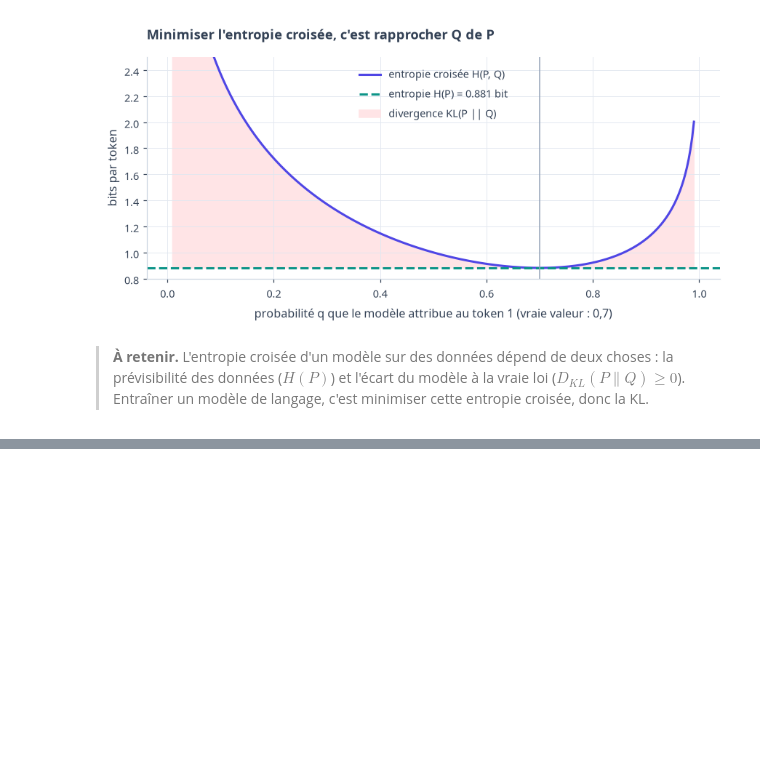
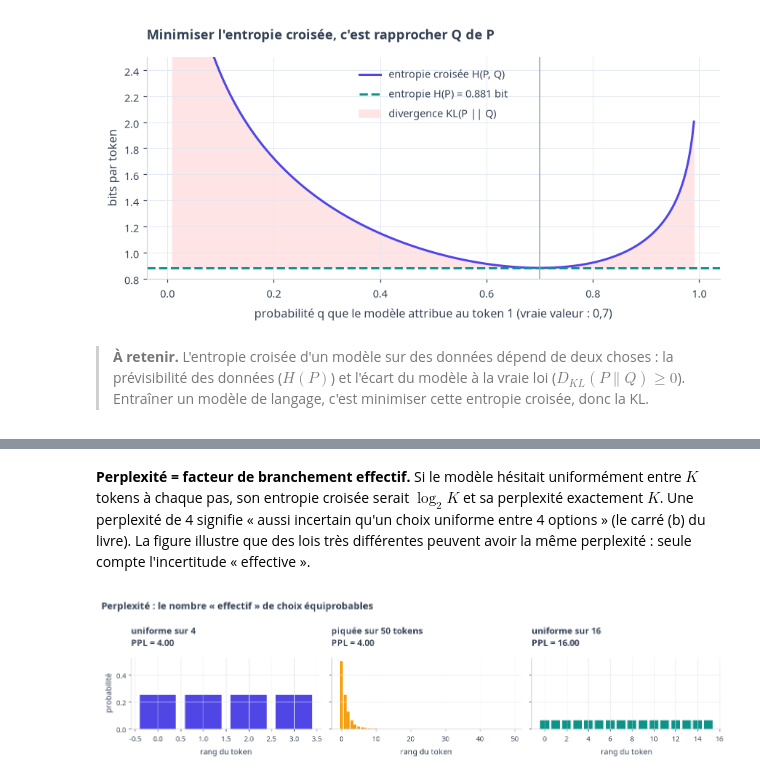
Before and after one commit to gwils28/AI_Engineering__ByTheBook, a Jupyter notebook: notebooks/ch03_methodologie_evaluation/ch03_cours_1_metriques_langage.ipynb, the cells around one changed output, grey strips where cells are left out. Saved outputs shown, nothing was run; the diff lists cells and outputs as text; code cells hidden in the pictures; blank space fills up the shorter version.

```diff
--- a/notebooks/ch03_methodologie_evaluation/ch03_cours_1_metriques_langage.ipynb
+++ b/notebooks/ch03_methodologie_evaluation/ch03_cours_1_metriques_langage.ipynb
@@ -277,0 +334,28 @@ plt.tight_layout(); plt.show()
+# %% [markdown]
+**Perplexité = facteur de branchement effectif.** Si le modèle hésitait uniformément
+entre $K$ tokens à chaque pas, son entropie croisée serait $\log_2 K$ et sa perplexité
+exactement $K$. Une perplexité de 4 signifie « aussi incertain qu'un choix uniforme entre
+4 options » (le carré (b) du livre). La figure illustre que des lois très différentes
+peuvent avoir la même perplexité : seule compte l'incertitude « effective ».
+# %%
+lois = {"uniforme sur 4": np.full(4, 0.25), "piquée sur 50 tokens": None, "uniforme sur 16": np.full(16, 1 / 16)}
+# loi à 50 tokens dont la perplexité vaut 4 : on cherche la température qui donne H = 2 bits
+z = -np.arange(50, dtype=float)
+lo, hi = 0.01, 50.0
+for _ in range(60):  # dichotomie sur la température (l'entropie croît avec T)
+    T = (lo + hi) / 2
+    if ev.entropy(llm.softmax(z, T)) > 2:
+        hi = T
+    else:
+        lo = T
+lois["piquée sur 50 tokens"] = llm.softmax(z, T)
+fig, axes = plt.subplots(1, 3, figsize=(12, 3.2), sharey=True)
+for ax, (nom, p), c in zip(axes, lois.items(), [INDIGO, AMBER, TEAL]):
+    ax.bar(np.arange(len(p)), p, color=c)
+    ax.set_title(f"{nom}\nPPL = {2 ** ev.entropy(p):.2f}")
+    ax.set_xlabel("rang du token")
+axes[0].set_ylabel("probabilité")
+finish(fig, "Perplexité : le nombre « effectif » de choix équiprobables")
+plt.show()
+# %% [output]
+[figure, added]
```
Also changed, not shown: parts of 33 cells of this notebook.
